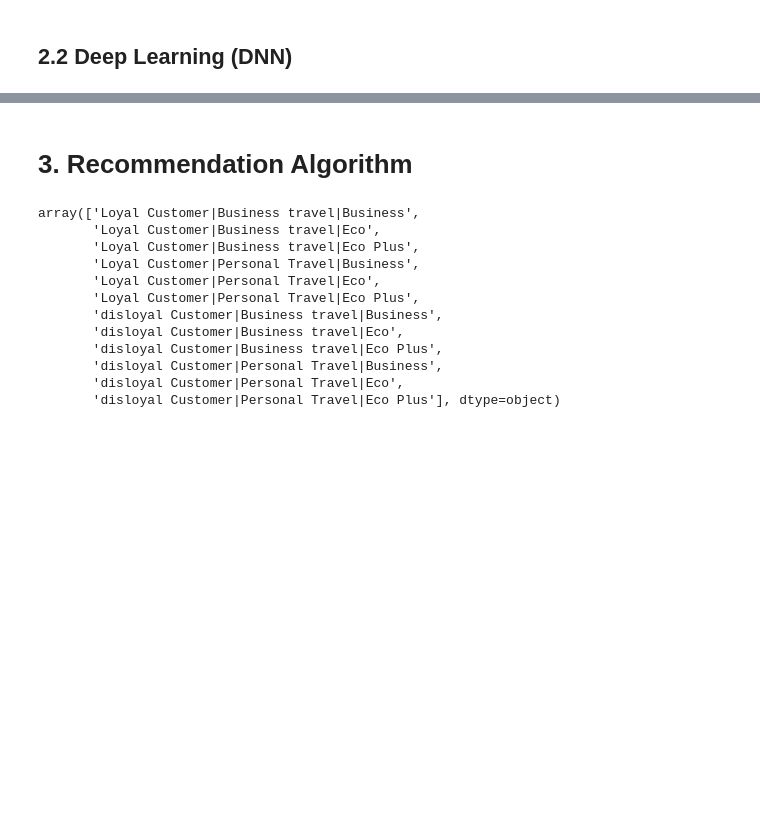
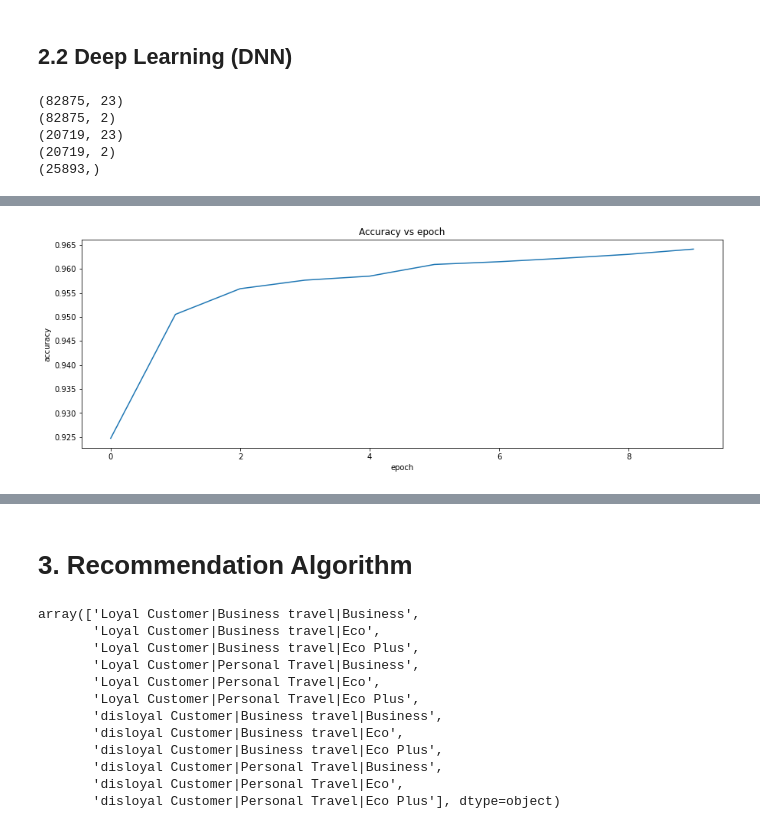
Before and after one commit to cgx242/Airline-Passenger-Satisfaction-Analysis, a Jupyter notebook: doc/Project(EDA, RA).ipynb, the cells around one changed output, grey strips where cells are left out. Saved outputs shown, nothing was run; the diff lists cells and outputs as text; code cells hidden in the pictures; blank space fills up the shorter version.

```diff
--- a/doc/Project(EDA, RA).ipynb
+++ b/doc/Project(EDA, RA).ipynb
@@ -634,20 +643,25 @@ print('The error of SVM is %2f'%(err_svm*100)+'%','and the running time is %3fs.
 # %% [markdown]
 ## 2.2 Deep Learning (DNN)
 # %%
-X = train_data.drop(['satisfaction'], axis=1)
-X = StandardScaler().fit_transform(X)
+train_X = X_train_ml.reshape(-1,23)
+train_y = y_train_ml
+test_X = X_test_ml.reshape(-1,23)
+test_y = y_test_ml
 
-y = train_data['satisfaction'].values
 ohe = OneHotEncoder()
-y_ohe = ohe.fit_transform(y.reshape(-1,1)).toarray()
+y_ohe = ohe.fit_transform(train_y.reshape(-1,1)).toarray()
 
-train_X, val_X, train_y, val_y = train_test_split(X, y_ohe, test_size=0.2, stratify=y)
-test_X = test_data.drop(['satisfaction'], axis=1)
-test_X = StandardScaler().fit_transform(test_X)
-test_y = test_data['satisfaction'].values
+train_X, val_X, train_y, val_y = train_test_split(train_X, y_ohe, test_size=0.2, stratify=y)
 test_y_ohe = ohe.transform(test_y.reshape(-1,1)).toarray()
 # %%
 print(train_X.shape)
 print(train_y.shape)
 print(val_X.shape)
 print(val_y.shape)
+print(test_y.shape)
+# %% [output]
+(82875, 23)
+(82875, 2)
+(20719, 23)
+(20719, 2)
+(25893,)
@@ -656,13 +668,22 @@ val_y
 # %%
 from keras.models import Sequential
-from keras.layers import Dense, Dropout
-
+from keras.layers import Dense, Dropout, BatchNormalization
+start = timeit.default_timer()
 mymodel = Sequential()
 mymodel.add(Dense(256, activation='relu', input_shape = (23,)))
-mymodel.add(Dense(256, activation='relu'))
-mymodel.add(Dropout(0.3))
-mymodel.add(Dense(128, activation='relu'))
-mymodel.add(Dropout(0.2))
+mymodel.add(BatchNormalization())
+mymodel.add(Dense(64, activation='relu'))
+mymodel.add(BatchNormalization())
+mymodel.add(Dense(16, activation='relu'))
+mymodel.add(Dropout(0.1))
 mymodel.add(Dense(2, activation='softmax'))
 mymodel.compile(optimizer='adam', loss='binary_crossentropy', metrics=['accuracy'])
-mymodel.fit(train_X, train_y, validation_data=(val_X, val_y), epochs=5, shuffle=True,batch_size=128)
+history = mymodel.fit(train_X, train_y, validation_data=(val_X, val_y), epochs=10, shuffle=True,batch_size=128)
+res=pd.DataFrame(history.history)
+res['accuracy'].plot(figsize=(15,5))
+plt.xlabel('epoch')
+plt.ylabel('accuracy')
+plt.title("Accuracy vs epoch")
+plt.show()
+err_model = np.mean(mymodel.predict(test_X)!=test_y_ohe)
+# %% [output]
@@ -668,0 +710 @@ mymodel.fit(train_X, train_y, validation_data=(val_X, val_y), epochs=5, shuffle=
+[figure, added]
```
Also changed, not shown: parts of 17 cells of this notebook.
